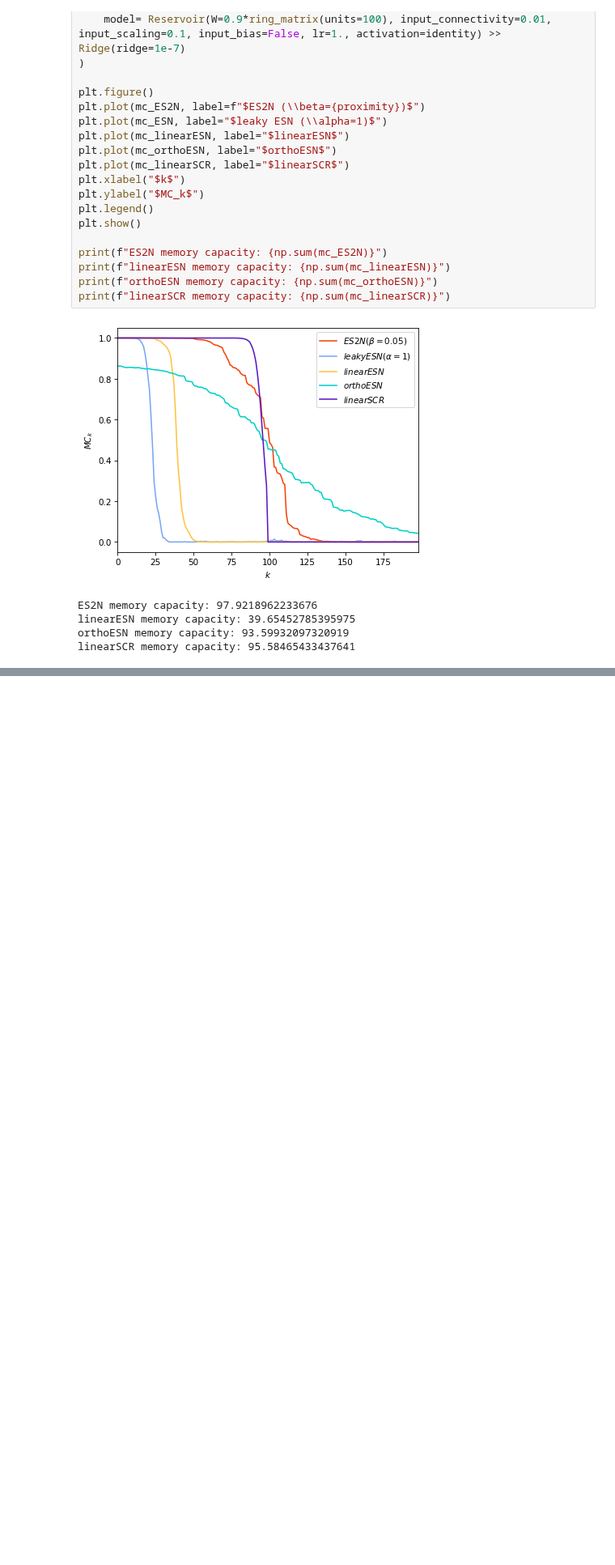
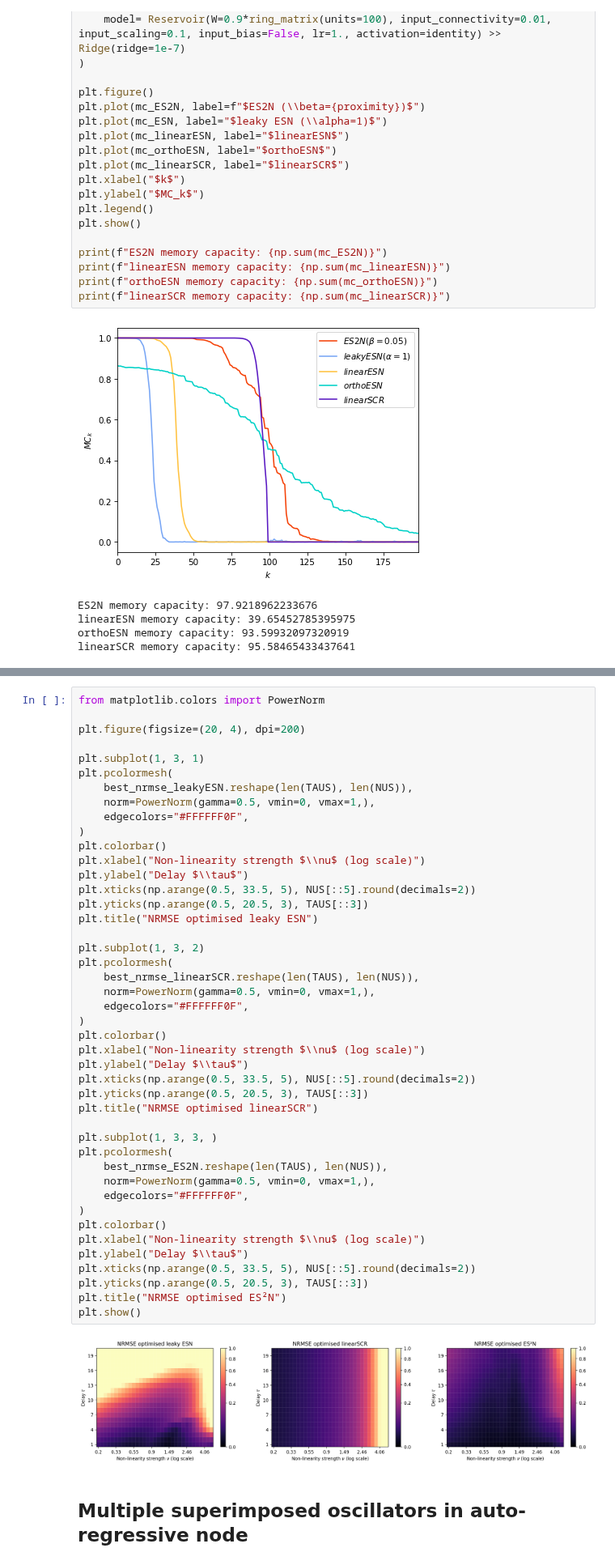
Before and after one commit to reservoirpy/reservoirpy, a Jupyter notebook: examples/Edge of Stability Echo State Network/Edge_of_stability_Ceni_Gallicchio_2023.ipynb, the cells around one changed output, grey strips where cells are left out. Shown at 81% size. Cells and saved outputs as stored; diff of their text form; blank space fills up the shorter version.

```diff
--- a/examples/Edge of Stability Echo State Network/Edge_of_stability_Ceni_Gallicchio_2023.ipynb
+++ b/examples/Edge of Stability Echo State Network/Edge_of_stability_Ceni_Gallicchio_2023.ipynb
@@ -410,0 +524,48 @@ plt.show()
+# %%
+from matplotlib.colors import PowerNorm
+
+plt.figure(figsize=(20, 4), dpi=200)
+
+plt.subplot(1, 3, 1)
+plt.pcolormesh(
+    best_nrmse_leakyESN.reshape(len(TAUS), len(NUS)),
+    norm=PowerNorm(gamma=0.5, vmin=0, vmax=1,),
+    edgecolors="#FFFFFF0F",
+)
+plt.colorbar()
+plt.xlabel("Non-linearity strength $\\nu$ (log scale)")
+plt.ylabel("Delay $\\tau$")
+plt.xticks(np.arange(0.5, 33.5, 5), NUS[::5].round(decimals=2))
+plt.yticks(np.arange(0.5, 20.5, 3), TAUS[::3])
+plt.title("NRMSE optimised leaky ESN")
+
+plt.subplot(1, 3, 2)
+plt.pcolormesh(
+    best_nrmse_linearSCR.reshape(len(TAUS), len(NUS)),
+    norm=PowerNorm(gamma=0.5, vmin=0, vmax=1,),
+    edgecolors="#FFFFFF0F",
+)
+plt.colorbar()
+plt.xlabel("Non-linearity strength $\\nu$ (log scale)")
+plt.ylabel("Delay $\\tau$")
+plt.xticks(np.arange(0.5, 33.5, 5), NUS[::5].round(decimals=2))
+plt.yticks(np.arange(0.5, 20.5, 3), TAUS[::3])
+plt.title("NRMSE optimised linearSCR")
+
+plt.subplot(1, 3, 3, )
+plt.pcolormesh(
+    best_nrmse_ES2N.reshape(len(TAUS), len(NUS)),
+    norm=PowerNorm(gamma=0.5, vmin=0, vmax=1,),
+    edgecolors="#FFFFFF0F",
+)
+plt.colorbar()
+plt.xlabel("Non-linearity strength $\\nu$ (log scale)")
+plt.ylabel("Delay $\\tau$")
+plt.xticks(np.arange(0.5, 33.5, 5), NUS[::5].round(decimals=2))
+plt.yticks(np.arange(0.5, 20.5, 3), TAUS[::3])
+plt.title("NRMSE optimised ES²N")
+plt.show()
+# %% [output]
+[figure, added]
+# %% [markdown]
+## Multiple superimposed oscillators in auto-regressive node
```
Also changed, not shown: parts of 10 cells of this notebook.
